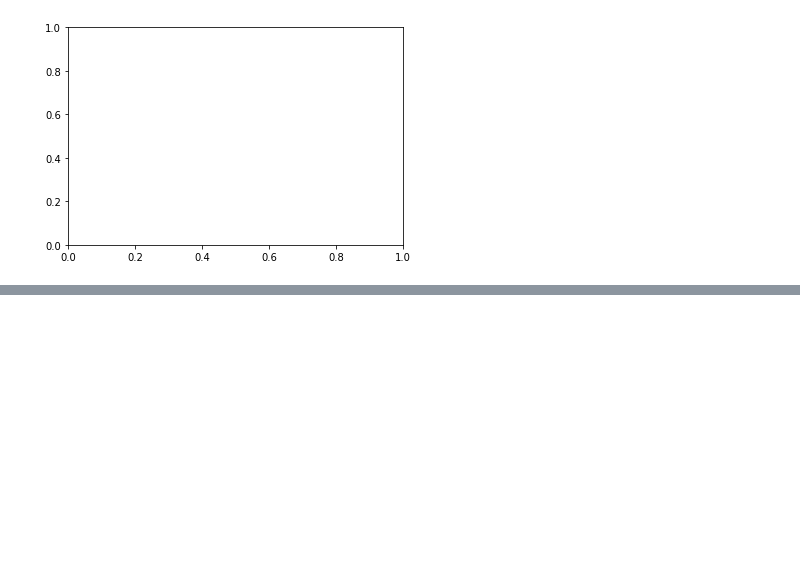
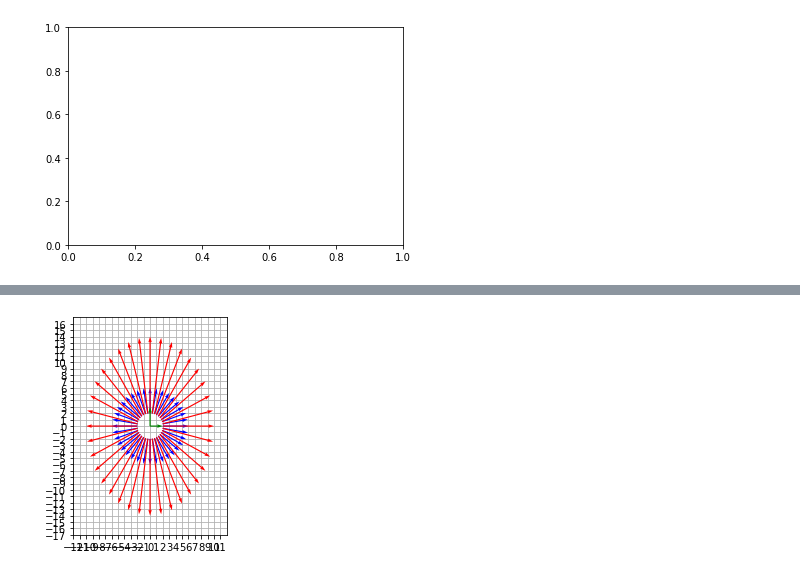
Before and after one commit to park03/study, a Jupyter notebook: matplotlib_ex.ipynb, the cells around one changed output, grey strips where cells are left out. Saved outputs shown, nothing was run; the diff lists cells and outputs as text; code cells hidden in the pictures; blank space fills up the shorter version.

```diff
--- a/matplotlib_ex.ipynb
+++ b/matplotlib_ex.ipynb
@@ -537,0 +754,58 @@ TypeError: _linspace_dispatcher() missing 1 required positional argument: 'stop'
+# %%
+import numpy as np
+import matplotlib.pyplot as plt
+
+
+A = np.array([[2, 0], [0, 3]])
+
+
+eigenvalue,eigenvector = np.linalg.eig(A)
+
+eigenvector1 = eigenvector[:,0]
+eigenvector2 = eigenvector[:,1]
+lambda1 = eigenvalue[0]
+lambda2 = eigenvalue[1]
+
+
+f, ax= plt.subplots(1, 1)
+
+
+
+v1 = np.dot(A, eigenvector1)
+v2 = np.dot(A, eigenvector2)
+
+
+
+for theta in range(0,360,10):
+    radian = theta*np.pi/180
+    X1=2*np.cos(radian)
+    Y1=2*np.sin(radian)
+    X2=4*np.cos(radian)
+    Y2=4*np.sin(radian)
+
+    U,V = np.dot(A, np.array([X2, Y2]))
+
+    ax.quiver(X1, Y1, X2, Y2, angles='xy', scale_units='xy', scale=1, color='blue')
+    ax.quiver(X1, Y1, U, V, angles='xy', scale_units='xy', scale=1, color='red')
+
+
+ax.quiver(0, 0, eigenvector1[0]*eigenvalue[0], eigenvector1[1]*eigenvalue[0], angles='xy', scale_units='xy', scale=1, color='green')
+ax.quiver(0, 0, eigenvector2[0]*eigenvalue[1], eigenvector2[1]*eigenvalue[1], angles='xy', scale_units='xy', scale=1, color='green')
+
+
+start_x = -12
+end_x = 12
+start_y = -17
+end_y = 17
+
+ax.axis([start_x, end_x, start_y, end_y])
+ax.set_xticks(range(start_x, end_x))
+ax.set_yticks(range(start_y, end_y))
+ax.grid(True)
+ax.set_axisbelow(True)
+ax.set_aspect('equal', adjustable='box')
+
+
+plt.show()
+# %% [output]
+[figure, added]
```
Also changed, not shown: parts of 4 cells of this notebook.
